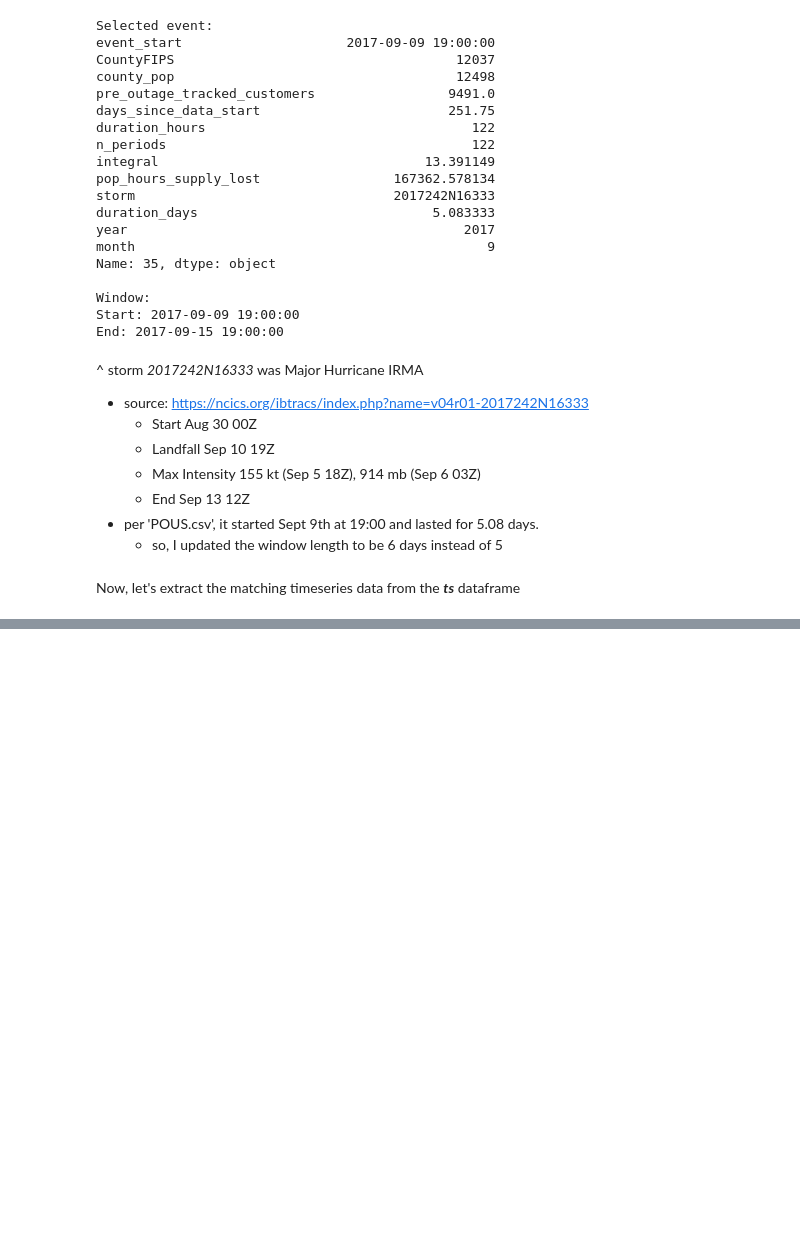
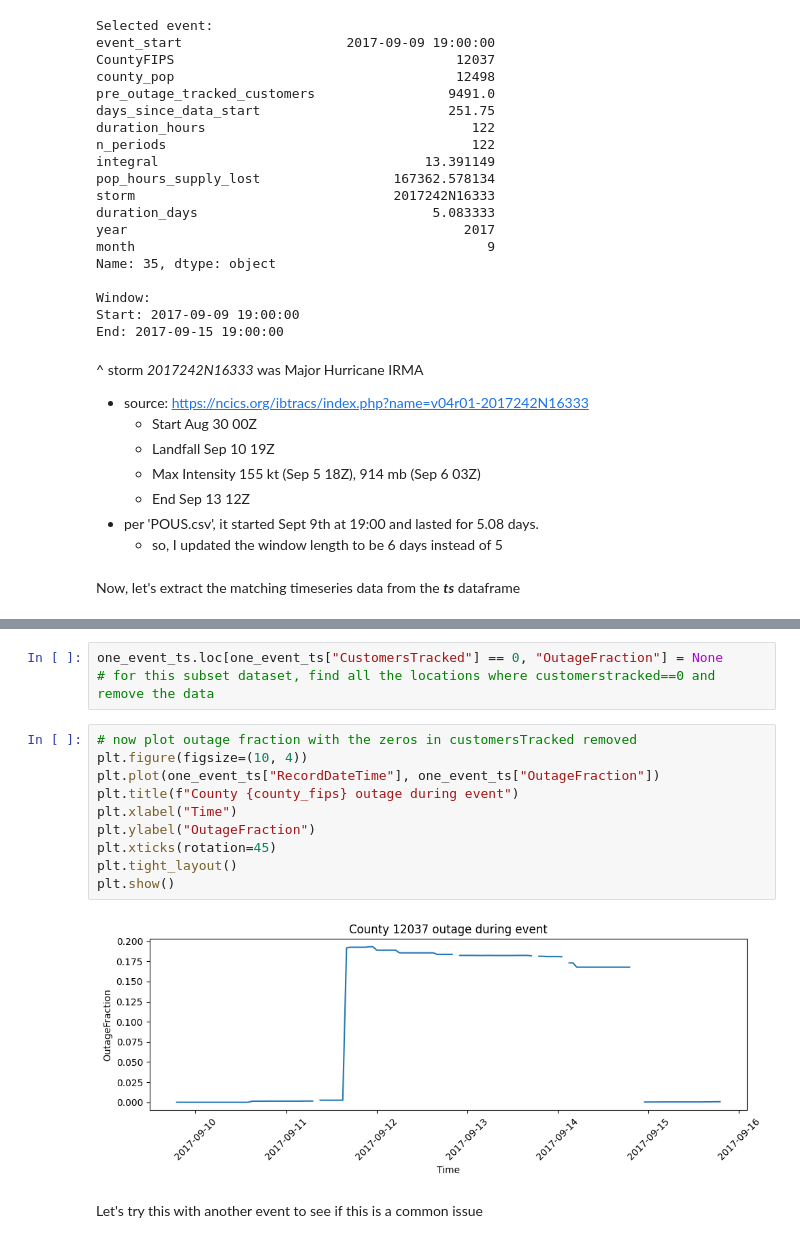
Before and after one commit to lukemccarvill/outage-recovery-forecasting, a Jupyter notebook: python_scripts/exploring_timeseries.ipynb, the cells around one changed output, grey strips where cells are left out. Cells and saved outputs as stored; diff of their text form; blank space fills up the shorter version.

```diff
--- a/python_scripts/exploring_timeseries.ipynb
+++ b/python_scripts/exploring_timeseries.ipynb
@@ -274,0 +348,17 @@ Now, let's extract the matching timeseries data from the ***ts*** dataframe
+# %%
+one_event_ts.loc[one_event_ts["CustomersTracked"] == 0, "OutageFraction"] = None
+# for this subset dataset, find all the locations where customerstracked==0 and remove the data
+# %%
+# now plot outage fraction with the zeros in customersTracked removed
+plt.figure(figsize=(10, 4))
+plt.plot(one_event_ts["RecordDateTime"], one_event_ts["OutageFraction"])
+plt.title(f"County {county_fips} outage during event")
+plt.xlabel("Time")
+plt.ylabel("OutageFraction")
+plt.xticks(rotation=45)
+plt.tight_layout()
+plt.show()
+# %% [output]
+[figure, added]
+# %% [markdown]
+Let's try this with another event to see if this is a common issue
```
Also changed, not shown: parts of 24 cells of this notebook.
